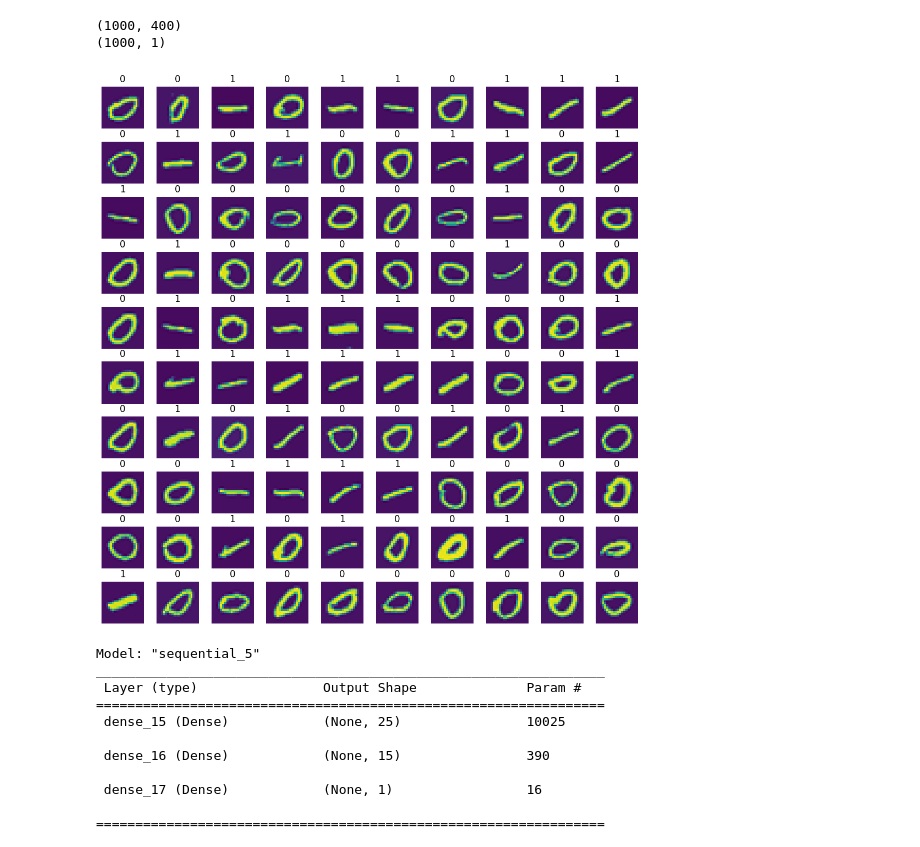
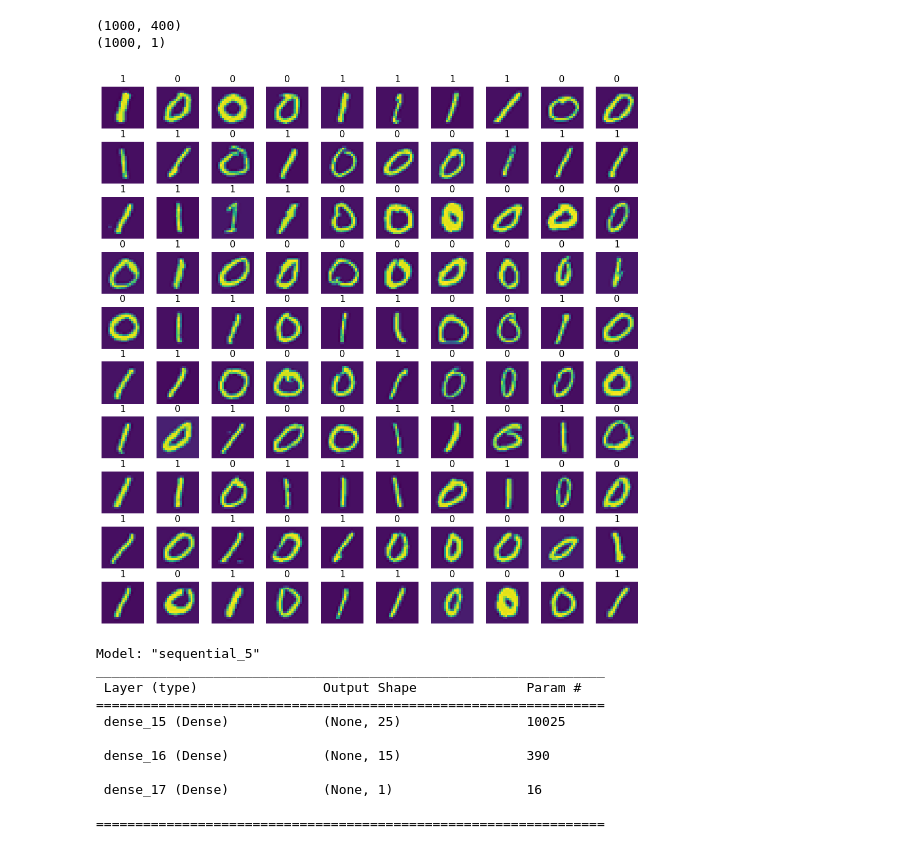
Before and after one commit to rajsahu2004/Neural-Networks, a Jupyter notebook: assignment1practice.ipynb, the cells around one changed output. Saved outputs shown, nothing was run; the diff lists cells and outputs as text; code cells hidden in the pictures.

```diff
--- a/assignment1practice.ipynb
+++ b/assignment1practice.ipynb
@@ -14,15 +14,15 @@ print(y.shape)
 # %%
 m,n = x.shape
 fig,axes = plt.subplots(10,10,figsize=(10,10))
 for i,ax in enumerate(axes.flat): #type:ignore
     randomIndex = np.random.randint(m)
-    xReshaped = x[randomIndex].reshape(20,20)
+    xReshaped = x[randomIndex].reshape(20,20).T
     ax.imshow(xReshaped)
     ax.set_title(y[randomIndex,0])
     ax.set_axis_off()
 fig.tight_layout(pad=0.1)
 # %% [output]
-[figure, old version]
+[figure, new version]
 # %%
 model = tf.keras.models.Sequential(
     [
```
